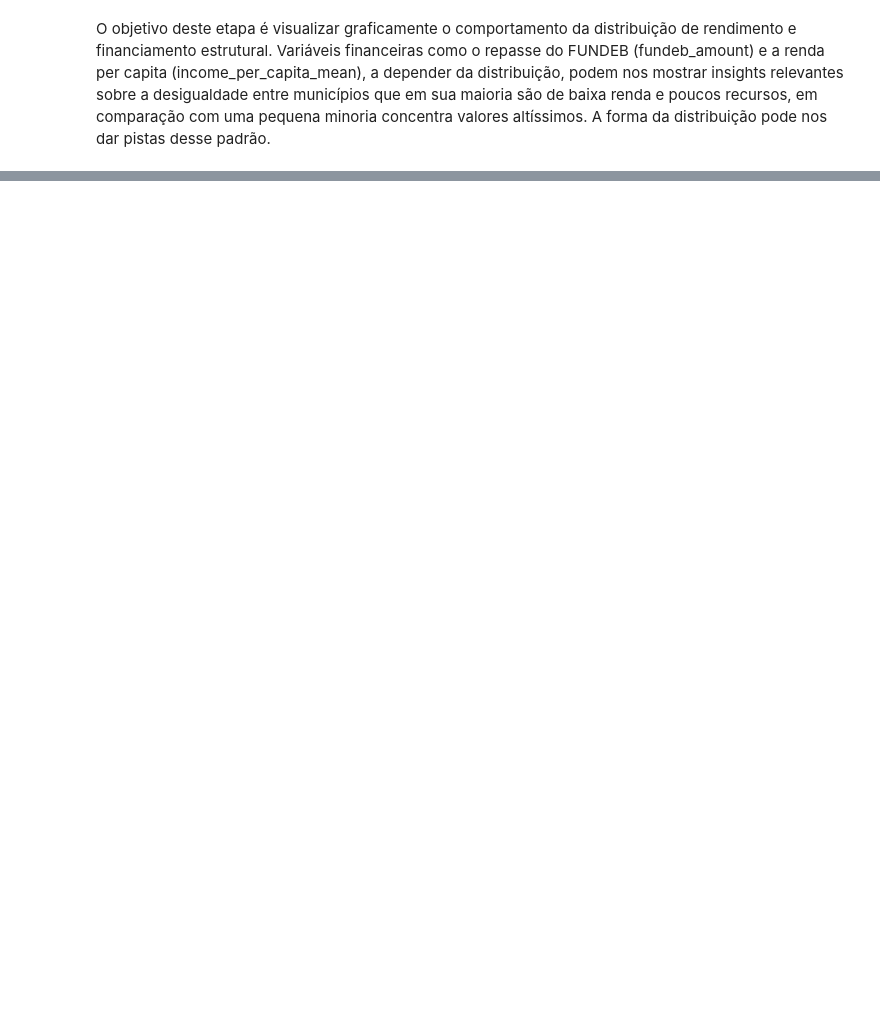
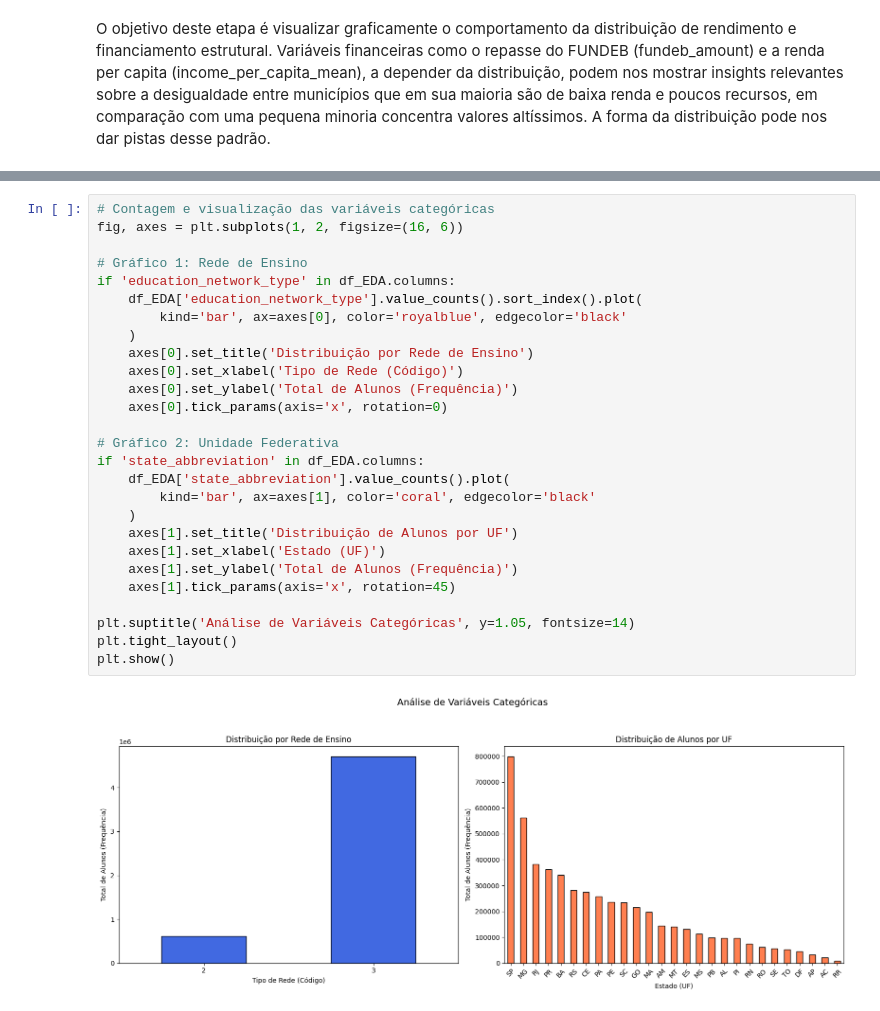
Before and after one commit to 1IAST-G29/tech-challenge-fase3, a Jupyter notebook: src/data/notebooks/eda.ipynb, the cells around one changed output, grey strips where cells are left out. Drawn from its saved outputs; the diff is of its cells as text; blank space fills up the shorter version.

```diff
--- a/src/data/notebooks/eda.ipynb
+++ b/src/data/notebooks/eda.ipynb
@@ -150,0 +264,29 @@ plt.show()
+# %%
+# Contagem e visualização das variáveis categóricas
+fig, axes = plt.subplots(1, 2, figsize=(16, 6))
+
+# Gráfico 1: Rede de Ensino
+if 'education_network_type' in df_EDA.columns:
+    df_EDA['education_network_type'].value_counts().sort_index().plot(
+        kind='bar', ax=axes[0], color='royalblue', edgecolor='black'
+    )
+    axes[0].set_title('Distribuição por Rede de Ensino')
+    axes[0].set_xlabel('Tipo de Rede (Código)')
+    axes[0].set_ylabel('Total de Alunos (Frequência)')
+    axes[0].tick_params(axis='x', rotation=0)
+
+# Gráfico 2: Unidade Federativa
+if 'state_abbreviation' in df_EDA.columns:
+    df_EDA['state_abbreviation'].value_counts().plot(
+        kind='bar', ax=axes[1], color='coral', edgecolor='black'
+    )
+    axes[1].set_title('Distribuição de Alunos por UF')
+    axes[1].set_xlabel('Estado (UF)')
+    axes[1].set_ylabel('Total de Alunos (Frequência)')
+    axes[1].tick_params(axis='x', rotation=45)
+
+plt.suptitle('Análise de Variáveis Categóricas', y=1.05, fontsize=14)
+plt.tight_layout()
+plt.show()
+# %% [output]
+[figure, added]
```
Also changed, not shown: parts of 35 cells of this notebook, 1 other file.
